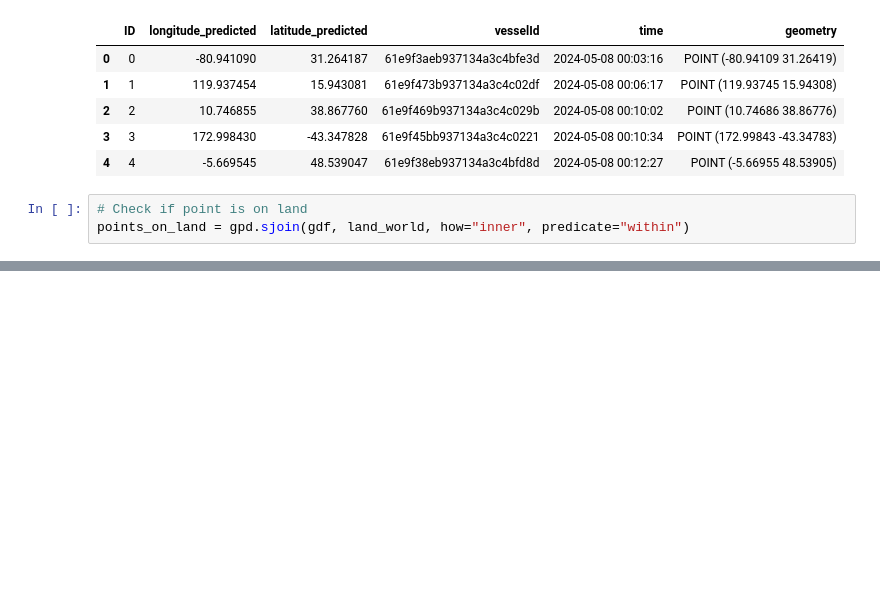
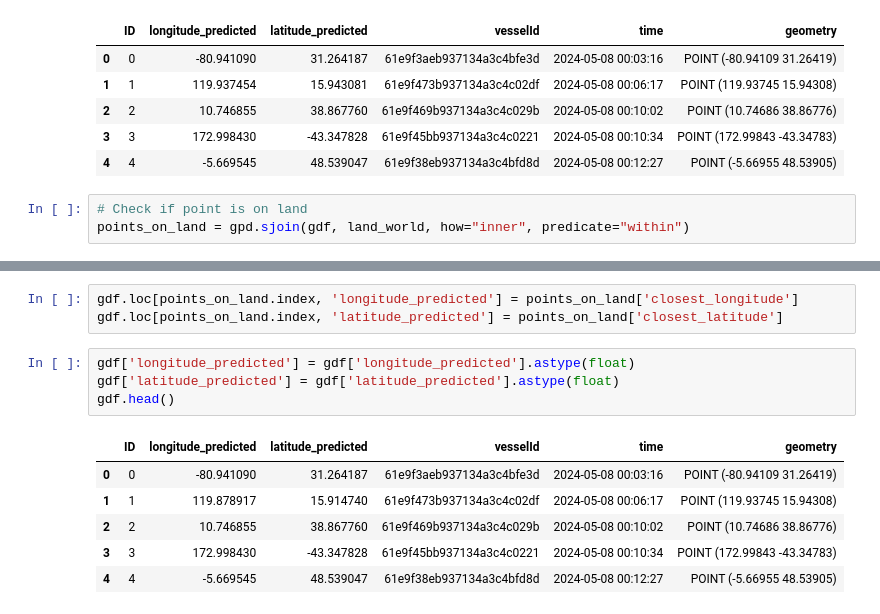
Before and after one commit to SPiso3/TDT4173-ML, a Jupyter notebook: postprocess.ipynb, the cells around one changed output, grey strips where cells are left out. Saved outputs shown, nothing was run; the diff lists cells and outputs as text; blank space fills up the shorter version.

```diff
--- a/postprocess.ipynb
+++ b/postprocess.ipynb
@@ -160,0 +108,14 @@ searoutes_gdf.head()
+# %%
+gdf.loc[points_on_land.index, 'longitude_predicted'] = points_on_land['closest_longitude']
+gdf.loc[points_on_land.index, 'latitude_predicted'] = points_on_land['closest_latitude']
+# %%
+gdf['longitude_predicted'] = gdf['longitude_predicted'].astype(float)
+gdf['latitude_predicted'] = gdf['latitude_predicted'].astype(float)
+gdf.head()
+# %% [output]
+|  | ID | longitude_predicted | latitude_predicted | vesselId | time | geometry |
+| 0 | 0 | -80.941090 | 31.264187 | 61e9f3aeb937134a3c4bfe3d | 2024-05-08 00:03:16 | POINT (-80.94109 31.26419) |
+| 1 | 1 | 119.878917 | 15.914740 | 61e9f473b937134a3c4c02df | 2024-05-08 00:06:17 | POINT (119.93745 15.94308) |
+| 2 | 2 | 10.746855 | 38.867760 | 61e9f469b937134a3c4c029b | 2024-05-08 00:10:02 | POINT (10.74686 38.86776) |
+| 3 | 3 | 172.998430 | -43.347828 | 61e9f45bb937134a3c4c0221 | 2024-05-08 00:10:34 | POINT (172.99843 -43.34783) |
+| 4 | 4 | -5.669545 | 48.539047 | 61e9f38eb937134a3c4bfd8d | 2024-05-08 00:12:27 | POINT (-5.66955 48.53905) |
```
Also changed, not shown: parts of 14 cells of this notebook, 19 other files.
